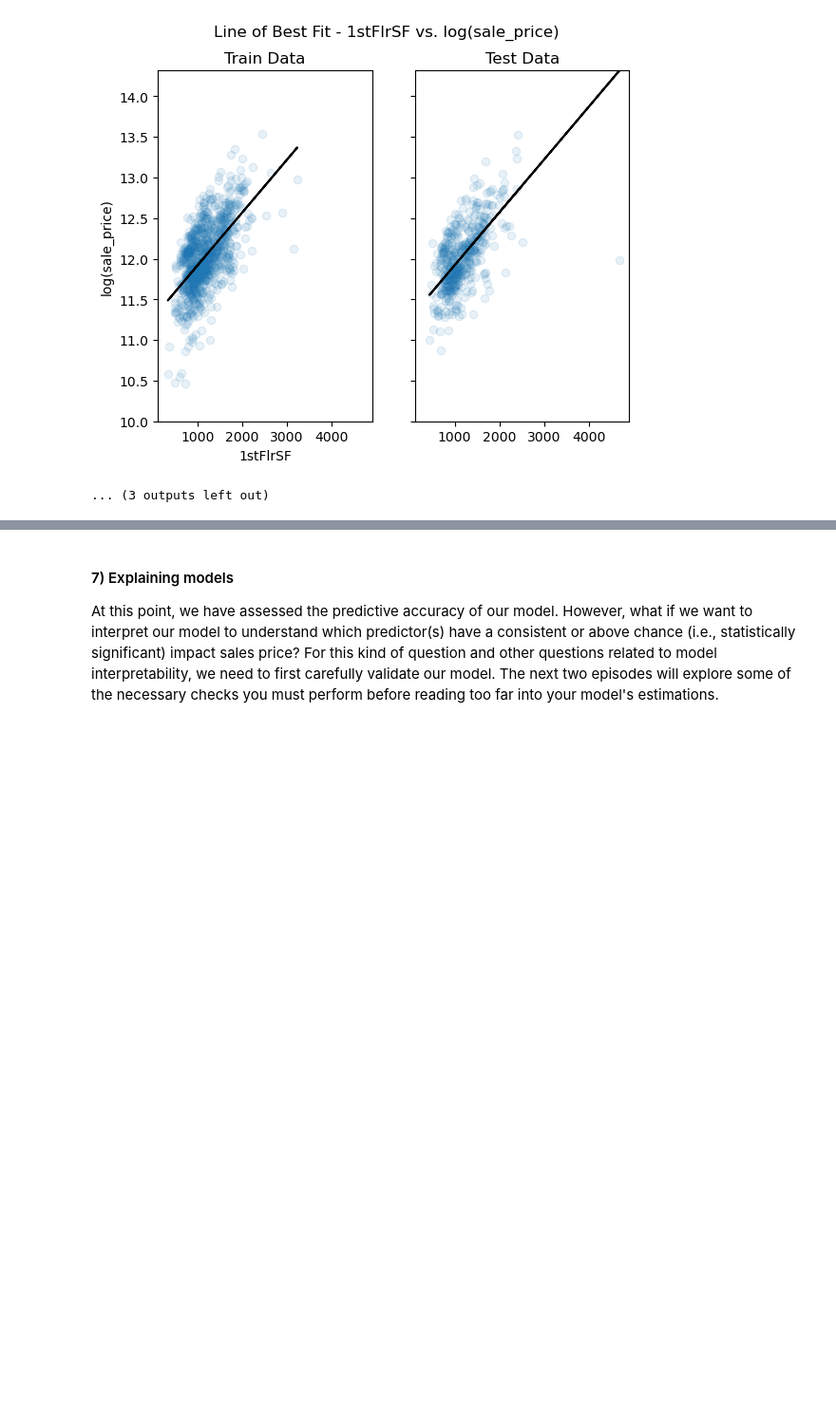
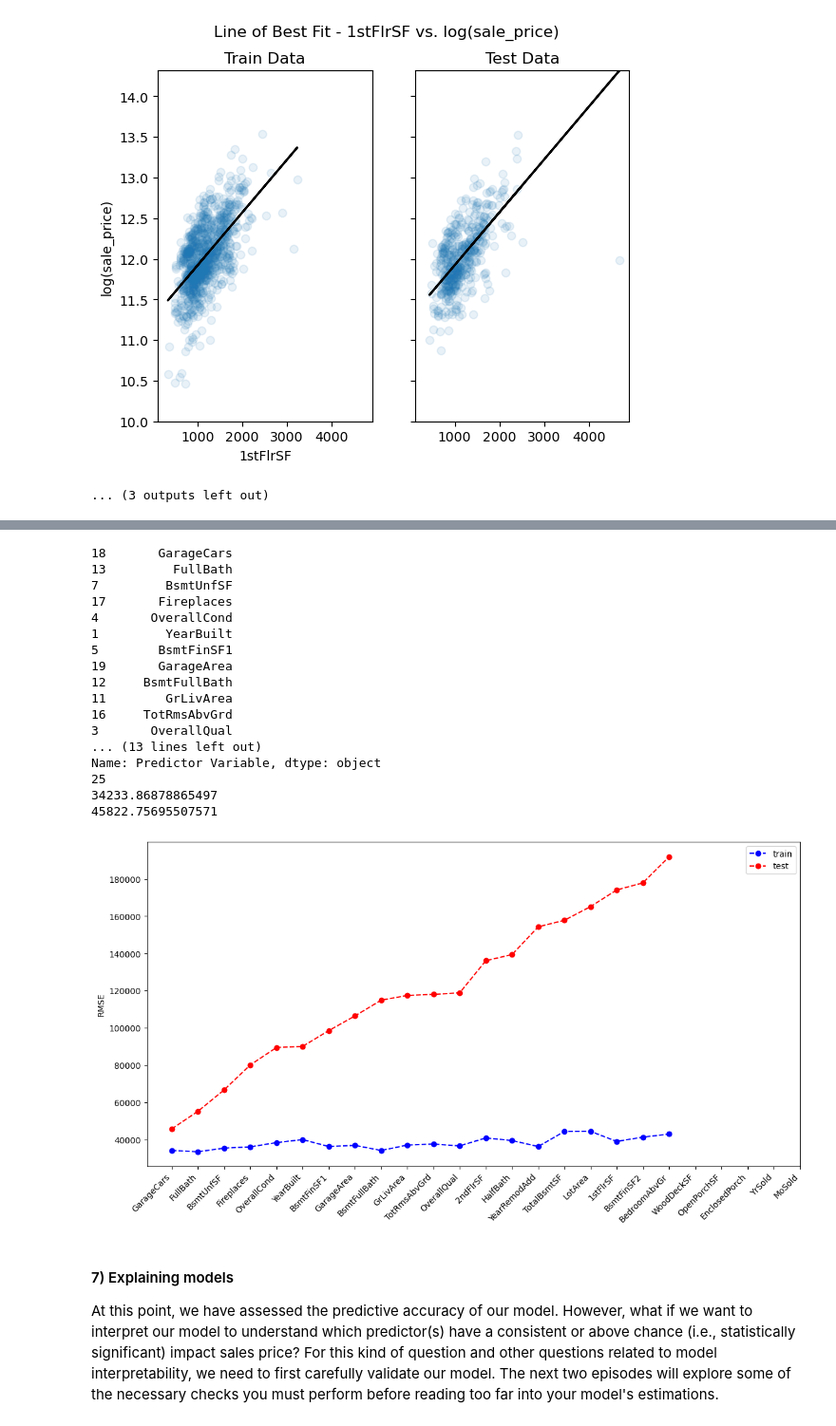
Before and after one commit to carpentries-incubator/high-dimensional-analysis-in-python, a Jupyter notebook: code/03-Regression-intro.ipynb, the cells around one changed output, grey strips where cells are left out. Shown at 95% size. Cells and saved outputs as stored; diff of their text form; code cells hidden in the pictures; blank space fills up the shorter version.

```diff
--- a/code/03-Regression-intro.ipynb
+++ b/code/03-Regression-intro.ipynb
@@ -436,3 +502,24 @@ Test RMSE = 90726.32385904736
+# %%
+sorted_predictors = compare_models_plot(df_model_err, 'RMSE')
+# %% [output]
+18       GarageCars
+13         FullBath
+7         BsmtUnfSF
+17       Fireplaces
+4       OverallCond
+1         YearBuilt
+5        BsmtFinSF1
+19       GarageArea
+12     BsmtFullBath
+11        GrLivArea
+16     TotRmsAbvGrd
+3       OverallQual
+... (13 lines left out)
+Name: Predictor Variable, dtype: object
+25
+34233.86878865497
+45822.75695507571
+[figure, added]
 # %% [markdown]
 #### 7) Explaining models
 At this point, we have assessed the predictive accuracy of our model. However, what if we want to interpret our model to understand which predictor(s) have a consistent or above chance (i.e., statistically significant) impact sales price? For this kind of question and other questions related to model interpretability, we need to first carefully validate our model. The next two episodes will explore some of the necessary checks you must perform before reading too far into your model's estimations.
```
Also changed, not shown: parts of 16 cells of this notebook.
